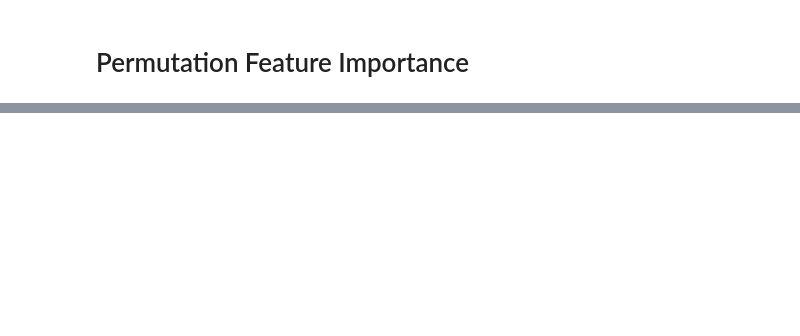
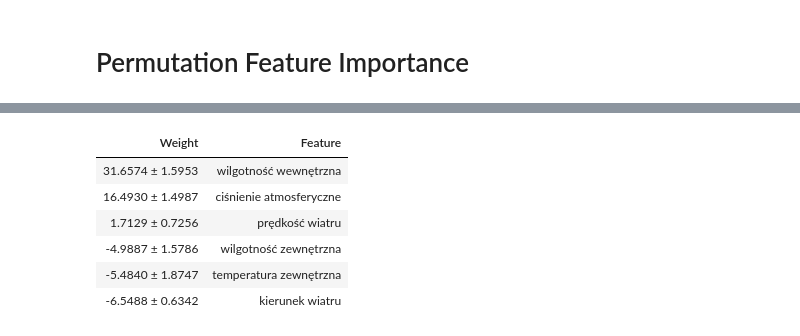
Before and after one commit to KulsonKula/Analiza-i-modelowanie-procesow-zwiazanych-z-systemem-centralnego-ogrzewania, a Jupyter notebook: Kod/Pogoda.IPYNB, the cells around one changed output, grey strips where cells are left out. Cells and saved outputs as stored; diff of their text form; code cells hidden in the pictures; blank space fills up the shorter version.

```diff
--- a/Kod/Pogoda.IPYNB
+++ b/Kod/Pogoda.IPYNB
@@ -140,0 +228,4 @@ eli5.show_weights(perm, feature_names = x_test.columns.tolist())
+# %%
+scorer = make_scorer(model_score, greater_is_better=True)
+
+perm = PermutationImportance(model, scoring=scorer, random_state=1).fit(x_test, y_test)
@@ -140,0 +250,10 @@ eli5.show_weights(perm, feature_names = x_test.columns.tolist())
+# %%
+eli5.show_weights(perm, feature_names = x_test.columns.tolist())
+# %% [output]
+| Weight | Feature |
+| 31.6574 ± 1.5953 | wilgotność wewnętrzna |
+| 16.4930 ± 1.4987 | ciśnienie atmosferyczne |
+| 1.7129 ± 0.7256 | prędkość wiatru |
+| -4.9887 ± 1.5786 | wilgotność zewnętrzna |
+| -5.4840 ± 1.8747 | temperatura zewnętrzna |
+| -6.5488 ± 0.6342 | kierunek wiatru |
```
Also changed, not shown: parts of 15 cells of this notebook, 7 other files.
